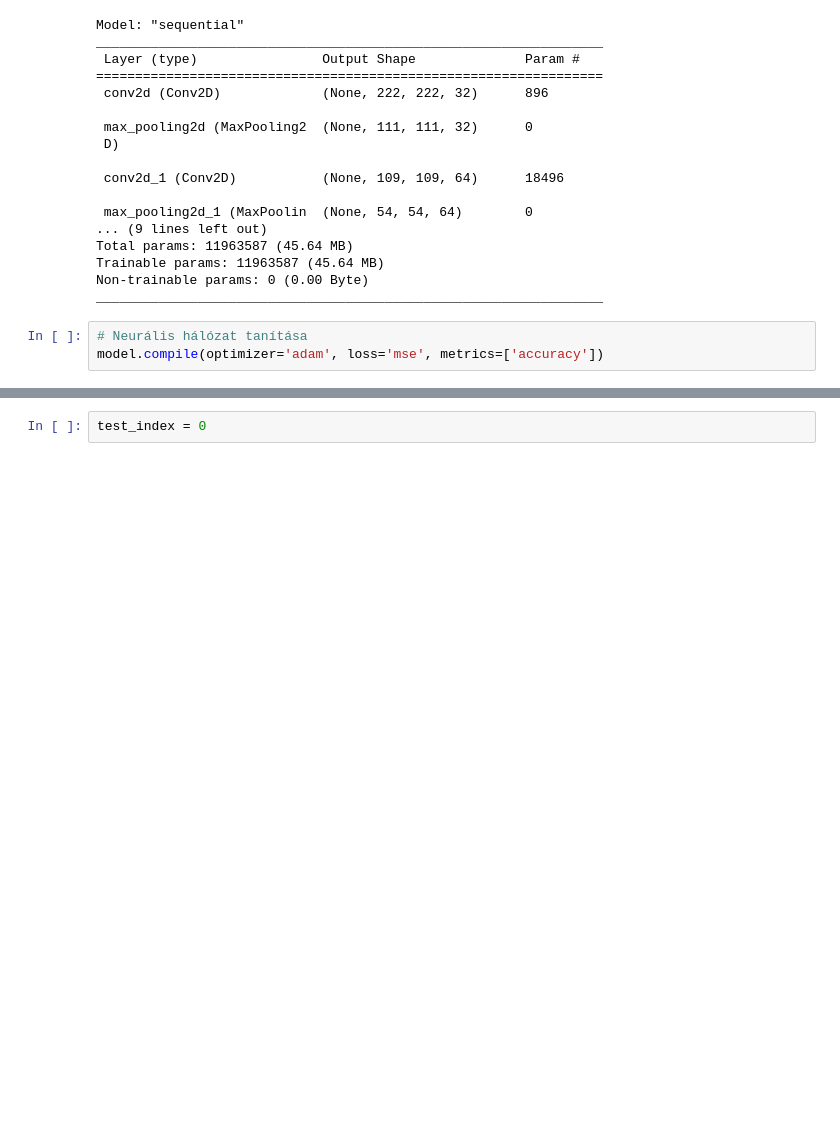
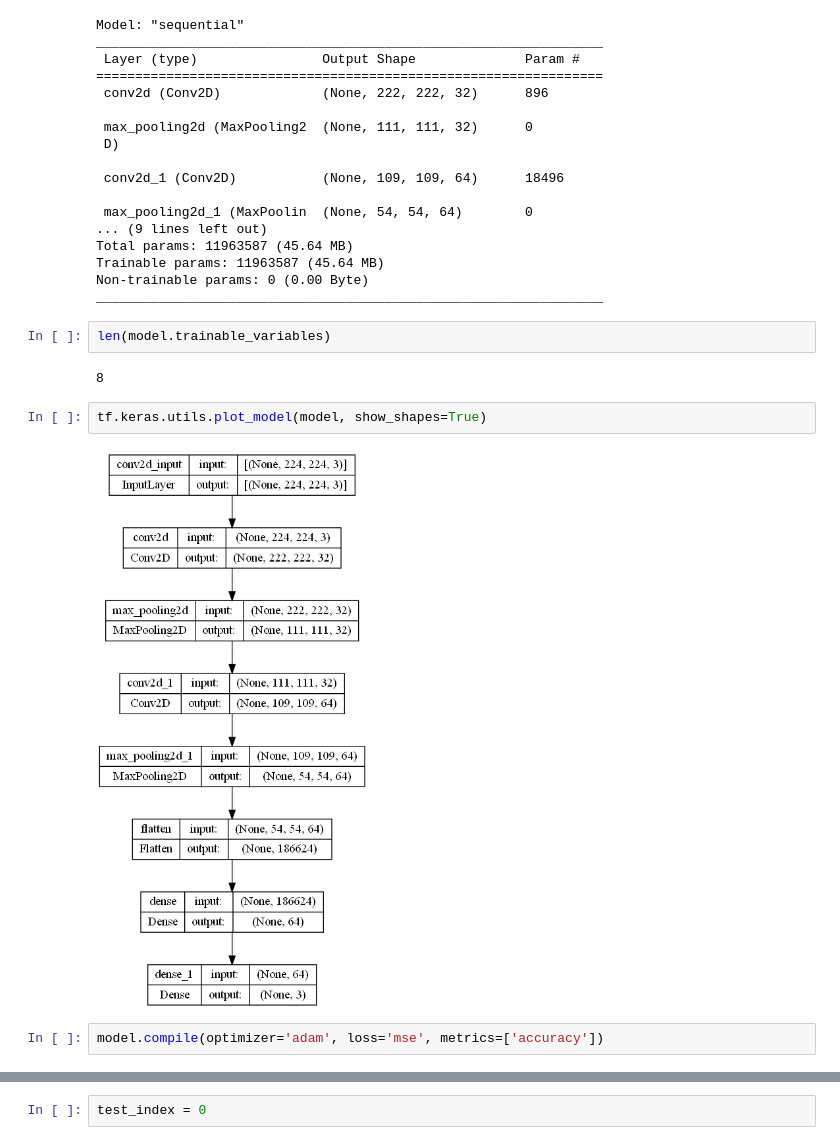
Before and after one commit to Akos0628/OrientationDetector, a Jupyter notebook: normal/NormalOrientationTraining.ipynb, the cells around one changed output, grey strips where cells are left out. Cells and saved outputs as stored; diff of their text form; blank space fills up the shorter version.

```diff
--- a/normal/NormalOrientationTraining.ipynb
+++ b/normal/NormalOrientationTraining.ipynb
@@ -94,8 +94,15 @@ Total params: 11963587 (45.64 MB)
 Trainable params: 11963587 (45.64 MB)
 Non-trainable params: 0 (0.00 Byte)
 _________________________________________________________________
+# %%
+len(model.trainable_variables)
+# %% [output]
+8
+# %%
+tf.keras.utils.plot_model(model, show_shapes=True)
+# %% [output]
+[figure, added]
 # %%
-# Neurális hálózat tanítása
 model.compile(optimizer='adam', loss='mse', metrics=['accuracy'])
 # %%
 model.evaluate(test_dataset)
```
Also changed, not shown: parts of 7 cells of this notebook, 38 other files.
